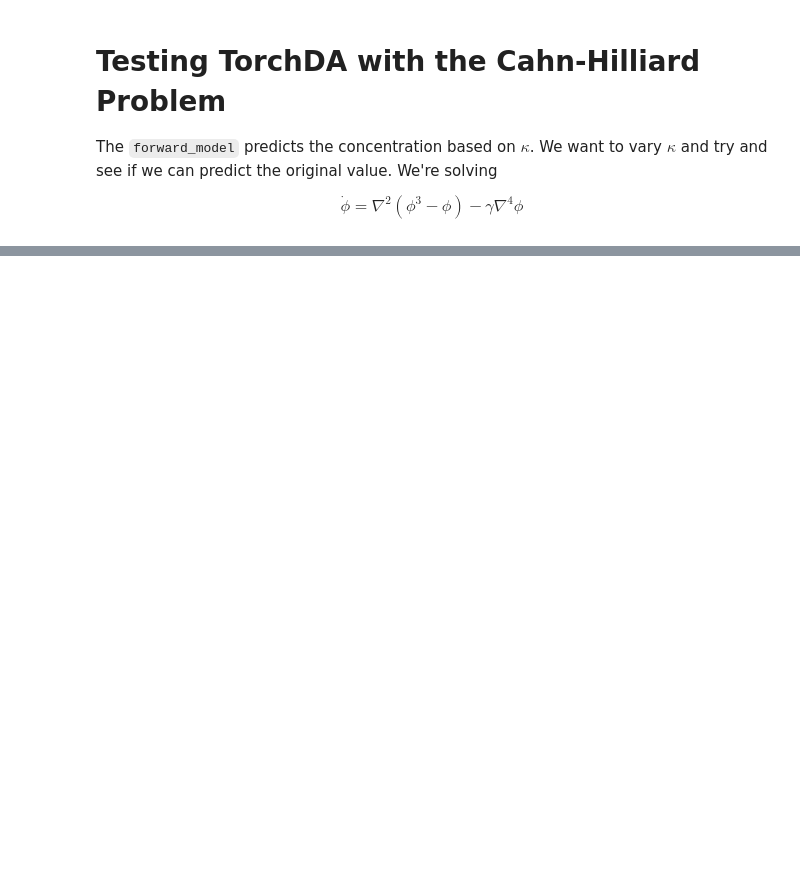
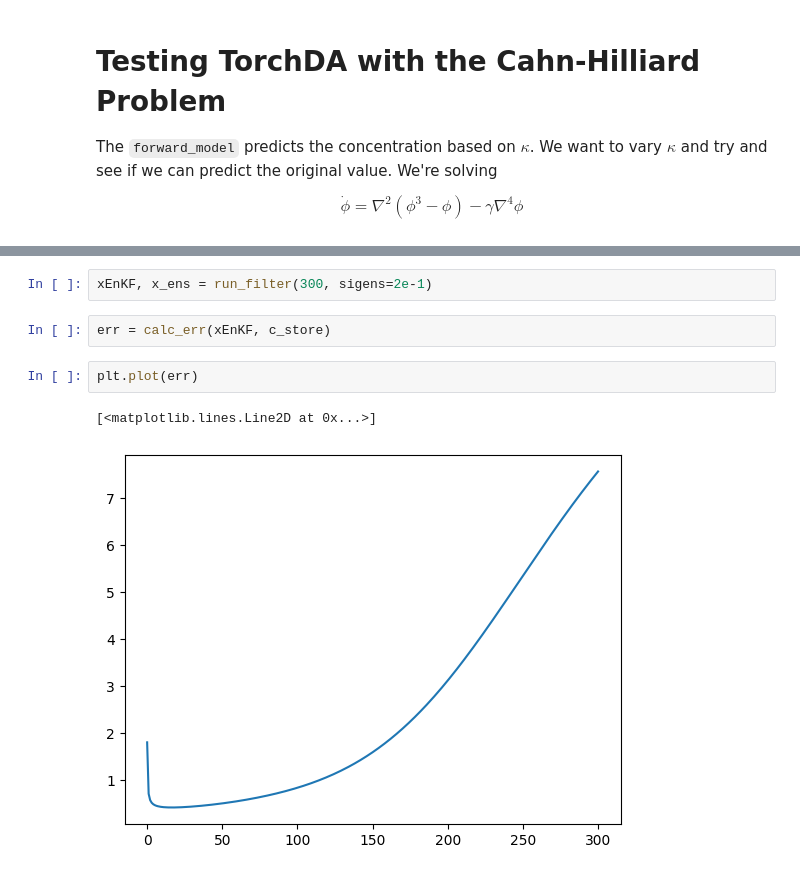
Before and after one commit to wd15/torchda, a Jupyter notebook: sandbox/02-cahn-hilliard.ipynb, the cells around one changed output, grey strips where cells are left out. Drawn from its saved outputs; the diff is of its cells as text; blank space fills up the shorter version.

```diff
--- a/sandbox/02-cahn-hilliard.ipynb
+++ b/sandbox/02-cahn-hilliard.ipynb
@@ -73,0 +131,9 @@ array([[0.532926  , 0.5479702 , 0.52886677, 0.47065455, 0.43981585,
+# %%
+xEnKF, x_ens = run_filter(300, sigens=2e-1)
+# %%
+err = calc_err(xEnKF, c_store)
+# %%
+plt.plot(err)
+# %% [output]
+[<matplotlib.lines.Line2D at 0x...>]
+[figure, added]
```
Also changed, not shown: parts of 13 cells of this notebook.
